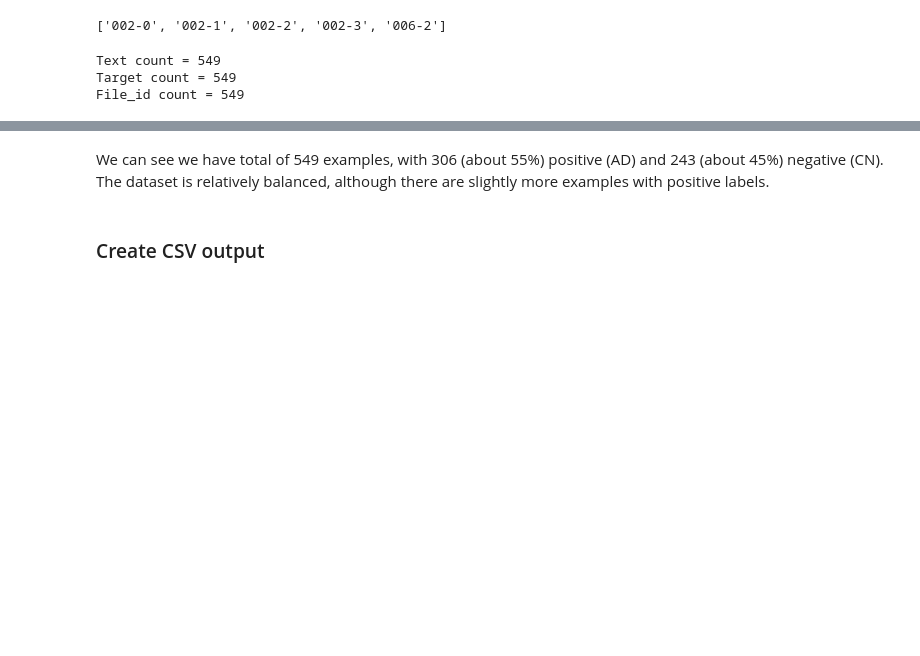
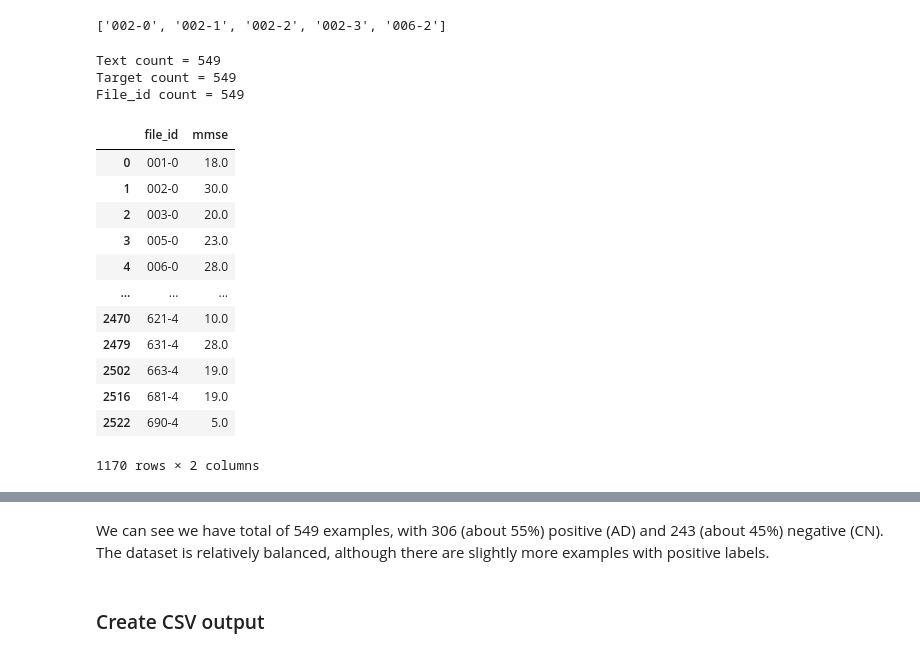
Before and after one commit to M-I-Dx/alzheimers_detection_capstone, a Jupyter notebook: src/data_preprocessing/pitt/01_preprocessing_pitt.ipynb, the cells around one changed output, grey strips where cells are left out. Saved outputs shown, nothing was run; the diff lists cells and outputs as text; code cells hidden in the pictures; blank space fills up the shorter version.

```diff
--- a/src/data_preprocessing/pitt/01_preprocessing_pitt.ipynb
+++ b/src/data_preprocessing/pitt/01_preprocessing_pitt.ipynb
@@ -164,6 +173,34 @@ print("File_id count =", len(data_dict["target"]))
 Text count = 549
 Target count = 549
 File_id count = 549
+# %%
+# clean mmse data
+pitt_mmse_df = pitt_mmse_df.rename(columns={"mms": "mmse1"})
+pitt_mmse_df = pd.wide_to_long(
+    pitt_mmse_df, i="id", j="interview_number", stubnames="mmse"
+).reset_index()
+pitt_mmse_df["file_id"] = pitt_mmse_df["id"].astype(str).str.pad(width=3, fillchar="0")
+pitt_mmse_df["interview_number"] = pitt_mmse_df["interview_number"] - 1
+pitt_mmse_df["file_id"] = (
+    pitt_mmse_df["file_id"] + "-" + pitt_mmse_df["interview_number"].astype(str)
+)
+pitt_mmse_df = pitt_mmse_df[["file_id", "mmse"]]
+pitt_mmse_df = pitt_mmse_df[~pitt_mmse_df["mmse"].isnull()]
+pitt_mmse_df
+# %% [output]
+|  | file_id | mmse |
+| 0 | 001-0 | 18.0 |
+| 1 | 002-0 | 30.0 |
+| 2 | 003-0 | 20.0 |
+| 3 | 005-0 | 23.0 |
+| 4 | 006-0 | 28.0 |
+| ... | ... | ... |
+| 2470 | 621-4 | 10.0 |
+| 2479 | 631-4 | 28.0 |
+| 2502 | 663-4 | 19.0 |
+| 2516 | 681-4 | 19.0 |
+| 2522 | 690-4 | 5.0 |
+1170 rows × 2 columns
 # %%
 # create a dataframe to export to csv
 data_df = pd.DataFrame(data_dict)
```
Also changed, not shown: parts of 6 cells of this notebook, 2 other files.
